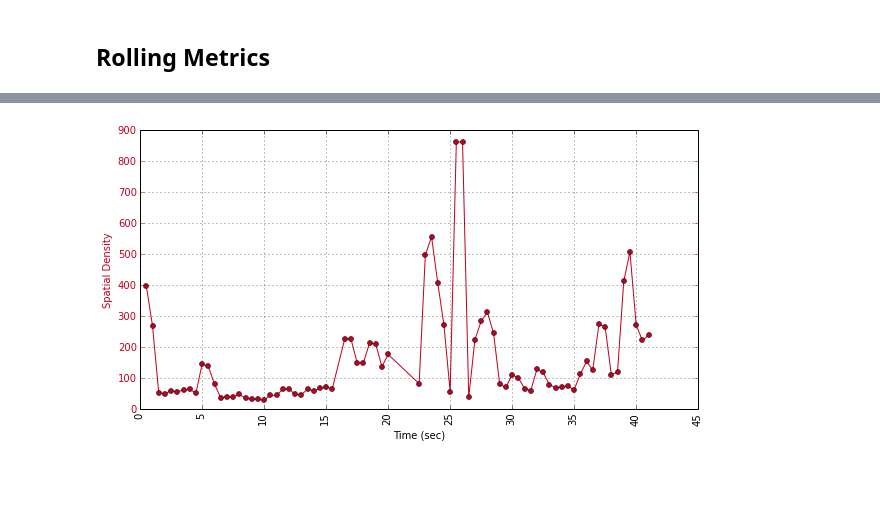
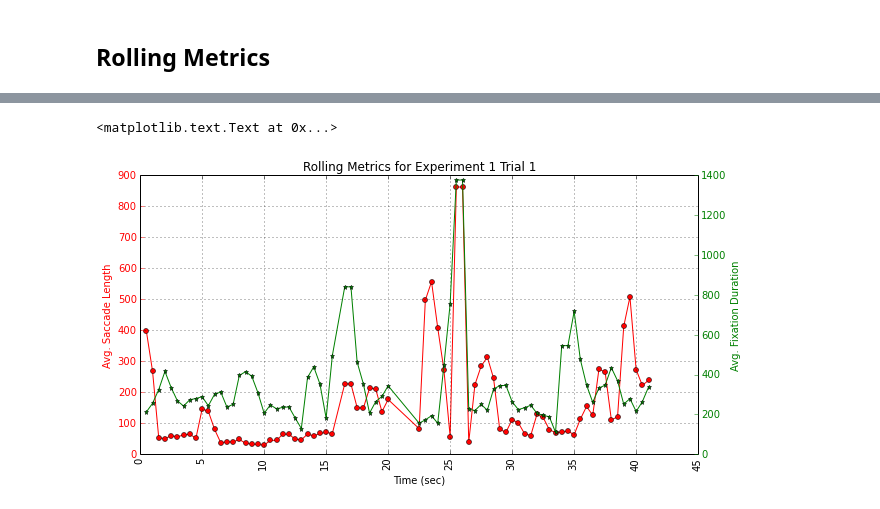
Before and after one commit to synesthesiam/eyecode, a Jupyter notebook: examples/tutorial.ipynb, the cells around one changed output, grey strips where cells are left out. Cells and saved outputs as stored; diff of their text form; code cells hidden in the pictures; blank space fills up the shorter version.

```diff
--- a/examples/tutorial.ipynb
+++ b/examples/tutorial.ipynb
@@ -21,3 +19,6 @@ trial_fixes = data.hansen_2012.all_fixations(1, 1)
+# %%
+exp_id, trial_id = 1, 1
+trial_fixes = data.hansen_2012.all_fixations(exp_id, trial_id)
 # %% [markdown]
 We can see that there are 103 fixations in this trial.
 # %%
@@ -636,6 +658,8 @@ ax.set_ylabel("First Fixation Time (ms)")
 # %% [markdown]
 ## Rolling Metrics
 # %%
-rw = metrics.rolling_window(trial_saccs, metrics.avg_saccade_length, 1000, 500).dropna()
+rw1 = metrics.rolling_window(trial_saccs, metrics.avg_saccade_length, 1000, 500).dropna()
+rw2 = metrics.rolling_window(trial_fixes, metrics.avg_fixation_duration, 1000, 500).dropna()
+rw = rw1.join(rw2, lsuffix="_sacc", rsuffix="_fix")
 rw
 # %% [output]
@@ -647,5 +684,9 @@ dtypes: float64(1)
 # %%
-ax = plot.rolling_metrics(rw, ["value"], names=["Spatial Density"], figsize=(10, 5))
+ax = plot.rolling_metrics(rw, ["value_sacc", "value_fix"],
+                          names=["Avg. Saccade Length", "Avg. Fixation Duration"],
+                          figsize=(10, 5))
 ax.grid()
+ax.set_title("Rolling Metrics for Experiment {0} Trial {1}".format(exp_id, trial_id))
 # %% [output]
+<matplotlib.text.Text at 0x...>
-[figure, old version]
+[figure, new version]
```
Also changed, not shown: parts of 26 cells of this notebook, 4 other files.
